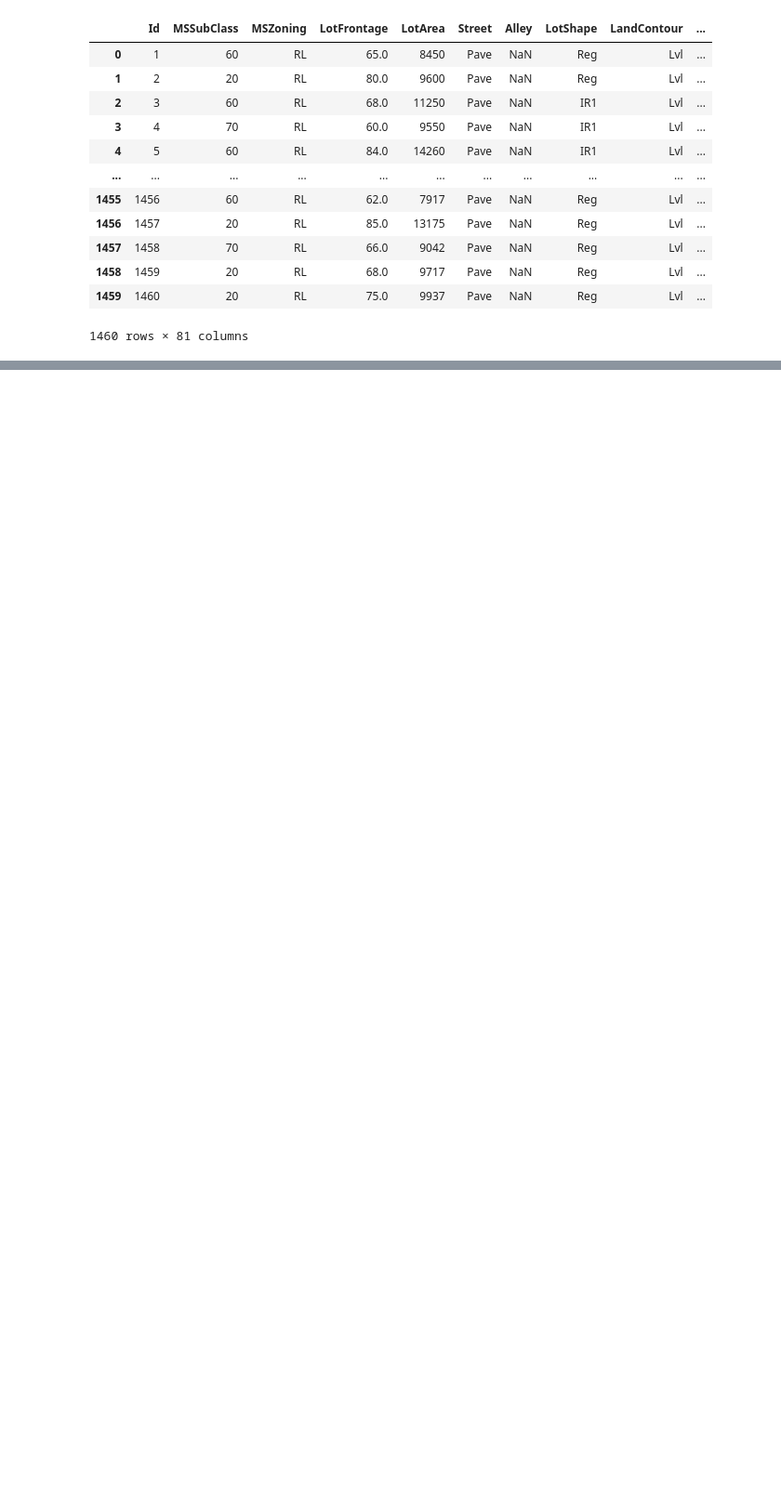
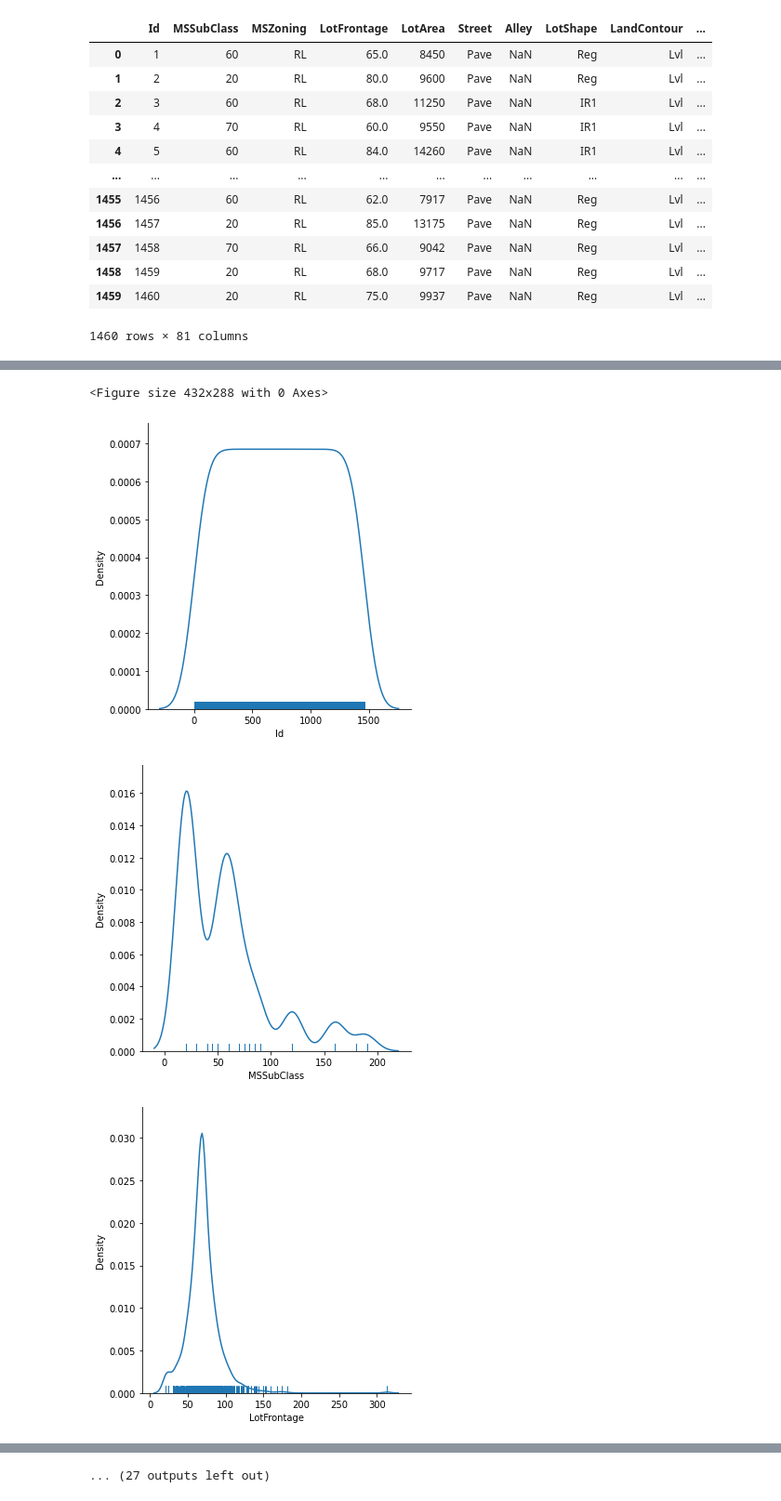
Before and after one commit to martydom/housePrices, a Jupyter notebook: House_Price_Prediction_Kaggle.ipynb, the cells around one changed output, grey strips where cells are left out. Shown at 93% size. Cells and saved outputs as stored; diff of their text form; code cells hidden in the pictures; blank space fills up the shorter version.

```diff
--- a/House_Price_Prediction_Kaggle.ipynb
+++ b/House_Price_Prediction_Kaggle.ipynb
@@ -42,3 +65,20 @@ df
 | 1458 | 1459 | 20 | RL | 68.0 | 9717 | Pave | NaN | Reg | Lvl | ... |
 | 1459 | 1460 | 20 | RL | 75.0 | 9937 | Pave | NaN | Reg | Lvl | ... |
 1460 rows × 81 columns
+# %%
+#@title Filling Null Values for Numeric Columns
+def nafilling(c):
+  na_filler = np.median(df[c].dropna().values)
+  df[c].fillna(na_filler,inplace = True)
+for c in df.describe().columns:
+  nafilling(c)
+# %%
+#@title Filling Null values for Categorical Values
+def nacatfilling(c):
+  mod = df[c].dropna().mode()[0]
+  df[c].fillna(mod,inplace=True)
+for c in [c for c in df.columns if c not in df.describe().columns]:
+  try:
+    nacatfilling(c)
+  except:
+    print(c)
@@ -44,0 +97,9 @@ df
+# %%
+for i,c in enumerate(df.describe().columns):
+  plt.figure(i)
+  sns.displot(df[c],rug=True,kind='kde')
+# %% [output]
+<Figure size 432x288 with 0 Axes>
+[figure, added]
+[figure, added]
+[figure, added]
@@ -44,0 +114 @@ df
+... (27 outputs left out)
```
Also changed, not shown: parts of 12 cells of this notebook.
